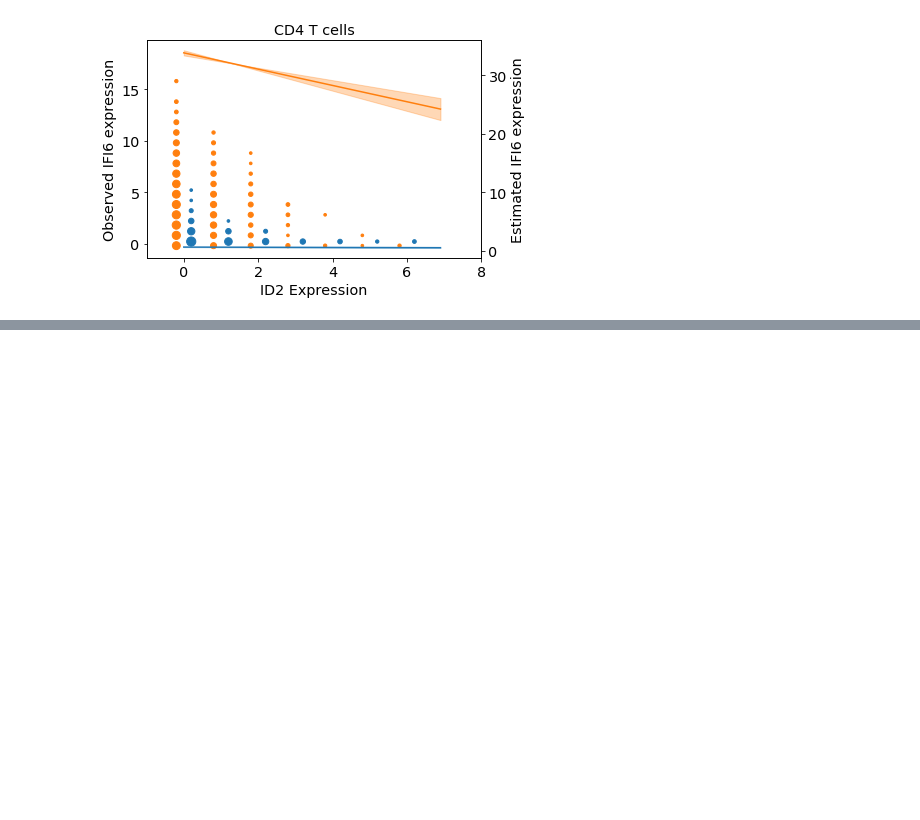
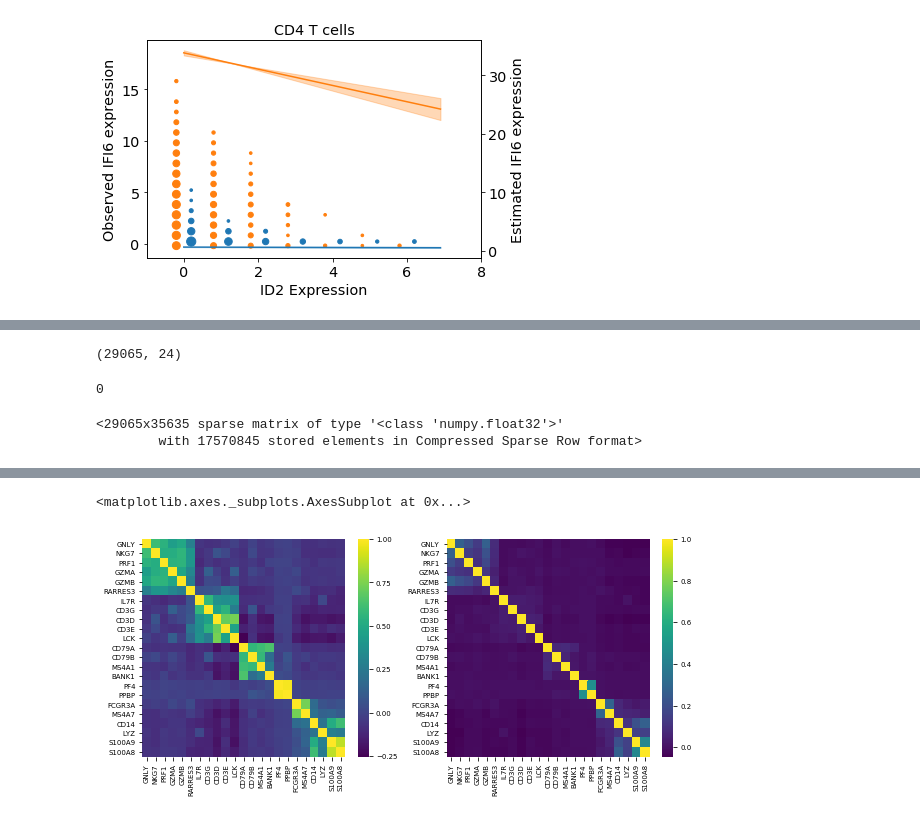
Before and after one commit to yelabucsf/scrna-parameter-estimation, a Jupyter notebook: examples/interferon_stimulation/interferon_2d_analysis.ipynb, the cells around one changed output, grey strips where cells are left out. Cells and saved outputs as stored; diff of their text form; code cells hidden in the pictures; blank space fills up the shorter version.

```diff
--- a/examples/interferon_stimulation/interferon_2d_analysis.ipynb
+++ b/examples/interferon_stimulation/interferon_2d_analysis.ipynb
@@ -346,0 +385,9 @@ Text(0.5, 1.0, 'CD4 T cells')
+# %%
+marker_genes = [
+    'GNLY', 'NKG7', 'PRF1', 'GZMA', 'GZMB', 'RARRES3',
+    'IL7R', 'CD3G', 'CD3D', 'CD3E', 'LCK',
+    'CD79A', 'CD79B','MS4A1', 'BANK1',
+    'PF4', 'PPBP',
+    'FCGR3A', 'MS4A7',
+    'CD14', 'LYZ', 'S100A9', 'S100A8',
+]
@@ -346,0 +425,68 @@ Text(0.5, 1.0, 'CD4 T cells')
+# %%
+marker_gene_adata_sampled.shape
+# %% [output]
+(29065, 24)
+# %%
+stats.binom.rvs(0, p=0.1)
+# %% [output]
+0
+# %%
+full_ifn_adata.X
+# %% [output]
+<29065x35635 sparse matrix of type '<class 'numpy.float32'>'
+        with 17570845 stored elements in Compressed Sparse Row format>
+# %%
+params = {'legend.fontsize': 'x-large',
+         'axes.labelsize': 'x-large',
+         'axes.titlesize':'x-large',
+         'figure.titlesize':'xx-large',
+         'xtick.labelsize':'x-small',
+         'ytick.labelsize':'x-small'}
+pylab.rcParams.update(params)
+
+dropout = 0.1
+
+full_ifn_adata_sampled = full_ifn_adata.copy()
+#full_ifn_adata_sampled.X = full_ifn_adata_sampled.X.toarray().astype(int)
+
+ifn_adata_sampled = ifn_adata.copy()
+ifn_adata_sampled.X = ifn_adata_sampled.X.toarray().astype(int)
+ifn_adata_sampled.X = stats.binom.rvs(ifn_adata_sampled.X, p=dropout)
+
+all_gene_estimator = scme.SingleCellEstimator(
+    adata=ifn_adata_sampled,
+    group_label='cell_type',
+    n_umis_column='n_counts',
+    num_permute=10000,
+    beta=0.1*dropout)
+all_gene_estimator.estimate_beta_sq(tolerance=5)
+
+marker_gene_adata_sampled = full_ifn_adata[:, marker_genes].copy()
+marker_gene_adata_sampled.X = marker_gene_adata_sampled.X.toarray().astype(int)
+marker_gene_adata_sampled.X = stats.binom.rvs(marker_gene_adata_sampled.X, p=dropout)
+marker_gene_adata_sampled.obs['PBMC'] = 'Y'
+
+estimator = scme.SingleCellEstimator(
+    adata=marker_gene_adata_sampled,
+    group_label='PBMC',
+    n_umis_column='n_counts',
+    num_permute=10000,
+    beta=0.1*dropout)
+estimator.estimate_beta_sq(tolerance=3)
+estimator.beta_sq = all_gene_estimator.beta_sq
+estimator.estimate_parameters()
+
+# Fit a correlation matrix
+estimated_corr_mat = estimator.parameters['Y']['corr']
+estimated_corr_mat = np.clip(estimated_corr_mat, -1, 1)
+raw_corr_mat = np.corrcoef(marker_gene_adata_sampled.X, rowvar=False)
+estimated_corr_mat = pd.DataFrame(estimated_corr_mat, index=marker_genes, columns=marker_genes)
+raw_corr_mat = pd.DataFrame(raw_corr_mat, index=marker_genes, columns=marker_genes)
+
+
+plt.figure(figsize=(10, 4));
+plt.subplot(1, 2, 1);
+sns.heatmap(estimated_corr_mat, cmap='viridis', xticklabels=True, yticklabels=True)
+plt.subplot(1, 2, 2);
+sns.heatmap(raw_corr_mat, cmap='viridis',xticklabels=True, yticklabels=True)
+# %% [output]
@@ -346,0 +510,2 @@ Text(0.5, 1.0, 'CD4 T cells')
+<matplotlib.axes._subplots.AxesSubplot at 0x...>
+[figure, added]
```
Also changed, not shown: parts of 18 cells of this notebook, 1 other file.
